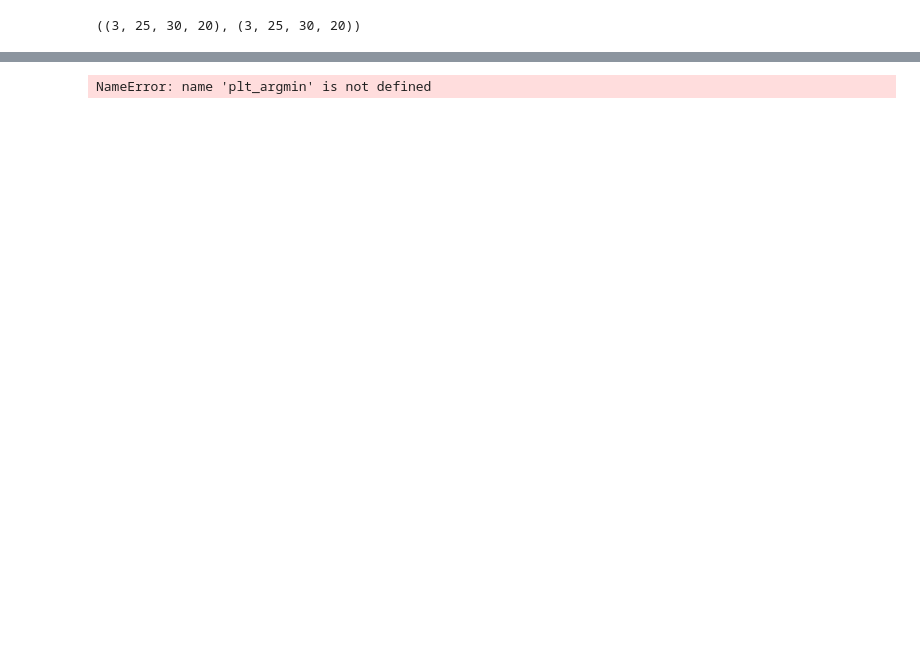
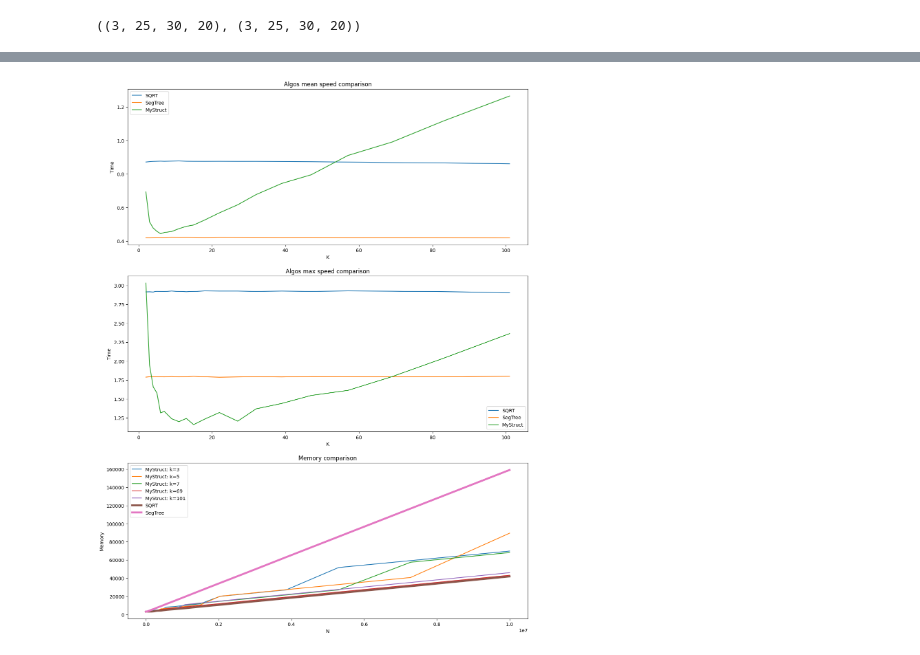
Before and after one commit to AndrewOvvv/SplittedSegTree, a Jupyter notebook: SplittedSegTree.ipynb, the cells around one changed output, grey strips where cells are left out. Saved outputs shown, nothing was run; the diff lists cells and outputs as text; code cells hidden in the pictures; blank space fills up the shorter version.

```diff
--- a/SplittedSegTree.ipynb
+++ b/SplittedSegTree.ipynb
@@ -79,7 +79,7 @@ def plot(n_vals, k_vals, times, memory, labels=LABELS, extended_view=False):
         for struct_ind, label in enumerate(labels):
             axs[i].plot(k_vals, vals[struct_ind, :], label=label)
 
-        axs[i].set_title(f"Algos {case} speed comparation")
+        axs[i].set_title(f"Algos {case} speed comparison")
         axs[i].legend()
         axs[i].set_xlabel('K')
         axs[i].set_ylabel('Time')
@@ -113,7 +113,7 @@ def plot(n_vals, k_vals, times, memory, labels=LABELS, extended_view=False):
     axs[2].plot(n_vals[:], mean_memory_k[0, :], label=LABELS[0], linewidth=4)
     axs[2].plot(n_vals[:], mean_memory_k[1, :], label=LABELS[1], linewidth=4)
 
-    axs[2].set_title("Memory comparation")
+    axs[2].set_title("Memory comparison")
     axs[2].legend()
     axs[2].set_xlabel('N')
     axs[2].set_ylabel('Memory')
@@ -211,4 +211,4 @@ plt_argmin(times, n_vals, k_vals)
 # %%
-plt_argmin(times, n_vals, k_vals)
+plot(n_vals, k_vals, times, memory)
 # %% [output]
-NameError: name 'plt_argmin' is not defined
+[figure, added]
```
Also changed, not shown: parts of 3 cells of this notebook, 2 other files.
